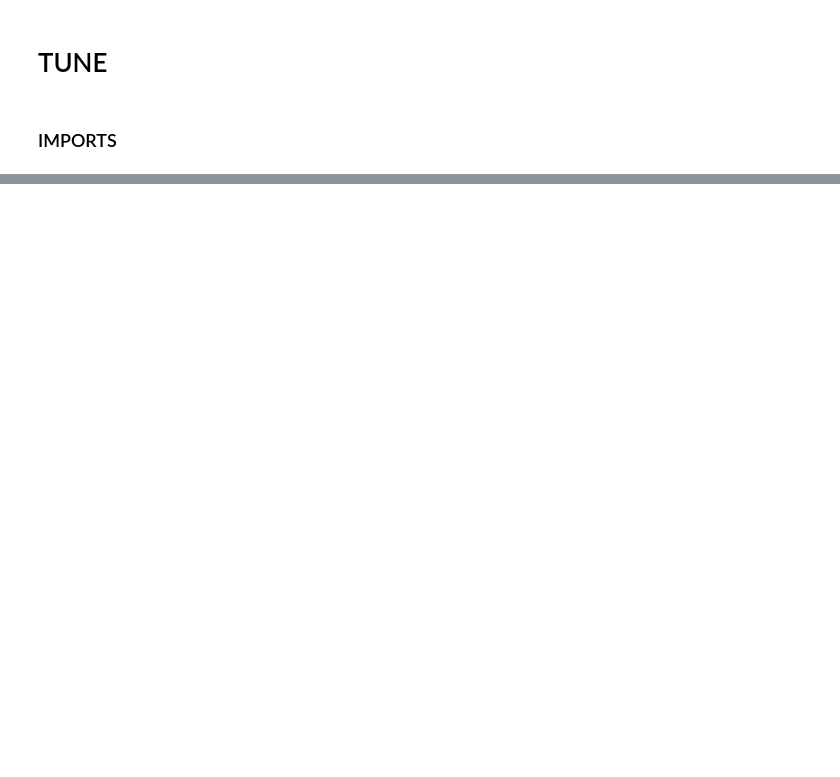
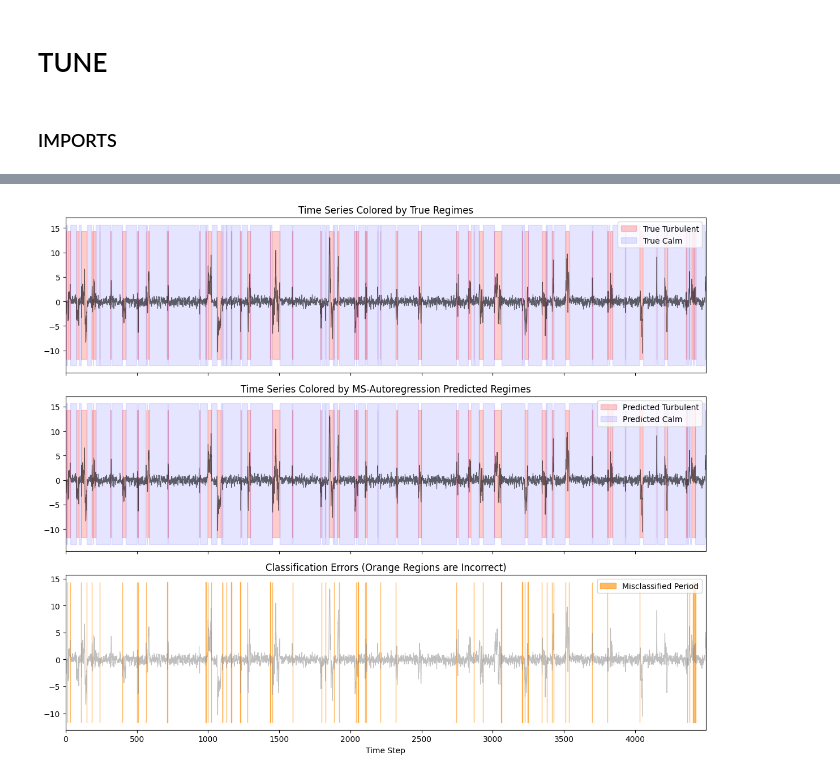
Before and after one commit to egil10/stk-mat2011, a Jupyter notebook: code/tune/markov.ipynb, the cells around one changed output, grey strips where cells are left out. Drawn from its saved outputs; the diff is of its cells as text; code cells hidden in the pictures; blank space fills up the shorter version.

Commit message:
autoreg

```diff
--- a/code/tune/markov.ipynb
+++ b/code/tune/markov.ipynb
@@ -140,0 +94,20 @@ Sample:                             1   HQIC                         12829.429
+# %%
+# ------------------------------------------------------------
+# 3b. Fit MarkovAutoregression (Built-in Lags)
+# ------------------------------------------------------------
+# Notice how we pass the full 'y' array. The model consumes the
+# first observation internally to create the lag (order=1).
+ms_ar_model = MarkovAutoregression(
+    endog=y,
+    k_regimes=2,
+    order=1,
+    trend="c",
+    switching_ar=True,
+    switching_trend=True,
+    switching_variance=True
+)
+
+ms_ar_res = ms_ar_model.fit(search_reps=20, em_iter=20, maxiter=500, disp=False)
+
+print("\n=== Markov-Autoregression AR(1) ===")
+print(ms_ar_res.summary())
@@ -140,0 +175,52 @@ Sample:                             1   HQIC                         12829.429
+# %%
+# ------------------------------------------------------------
+# 6. Plotting the Regimes and Accuracy
+# ------------------------------------------------------------
+
+# Fix potential label switching so colors align correctly
+if acc_1 >= acc_2:
+    pred_states = pred_states_raw
+else:
+    pred_states = 1 - pred_states_raw
+
+# Create boolean array for correct classifications
+is_correct = (pred_states == states_eval)
+time_axis = np.arange(len(y_dep))
+
+fig, axes = plt.subplots(3, 1, figsize=(12, 10), sharex=True)
+
+def plot_series_with_states(ax, series, state_array, title, state_0_label, state_1_label):
+    ax.plot(time_axis, series, color='black', alpha=0.6, linewidth=0.8)
+
+    ax.fill_between(time_axis, ax.get_ylim()[0], ax.get_ylim()[1],
+                    where=(state_array == 1), color='red', alpha=0.2, label=state_1_label)
+    ax.fill_between(time_axis, ax.get_ylim()[0], ax.get_ylim()[1],
+                    where=(state_array == 0), color='blue', alpha=0.1, label=state_0_label)
+
+    ax.set_title(title)
+    ax.legend(loc='upper right')
+    ax.set_xlim(time_axis[0], time_axis[-1])
+
+# Panel 1: True States
+plot_series_with_states(axes[0], y_dep, states_eval,
+                        'Time Series Colored by True Regimes',
+                        'True Calm', 'True Turbulent')
+
+# Panel 2: Predicted States (from MarkovAutoregression)
+plot_series_with_states(axes[1], y_dep, pred_states,
+                        'Time Series Colored by MS-Autoregression Predicted Regimes',
+                        'Predicted Calm', 'Predicted Turbulent')
+
+# Panel 3: Correct vs Wrong Classification
+axes[2].plot(time_axis, y_dep, color='gray', alpha=0.5, linewidth=0.8)
+axes[2].fill_between(time_axis, axes[2].get_ylim()[0], axes[2].get_ylim()[1],
+                     where=(~is_correct), color='darkorange', alpha=0.6, label='Misclassified Period')
+
+axes[2].set_title('Classification Errors (Orange Regions are Incorrect)')
+axes[2].legend(loc='upper right')
+axes[2].set_xlabel('Time Step')
+
+plt.tight_layout()
+plt.show()
+# %% [output]
+[figure, added]
```
Also changed, not shown: parts of 7 cells of this notebook, 1 other file.
